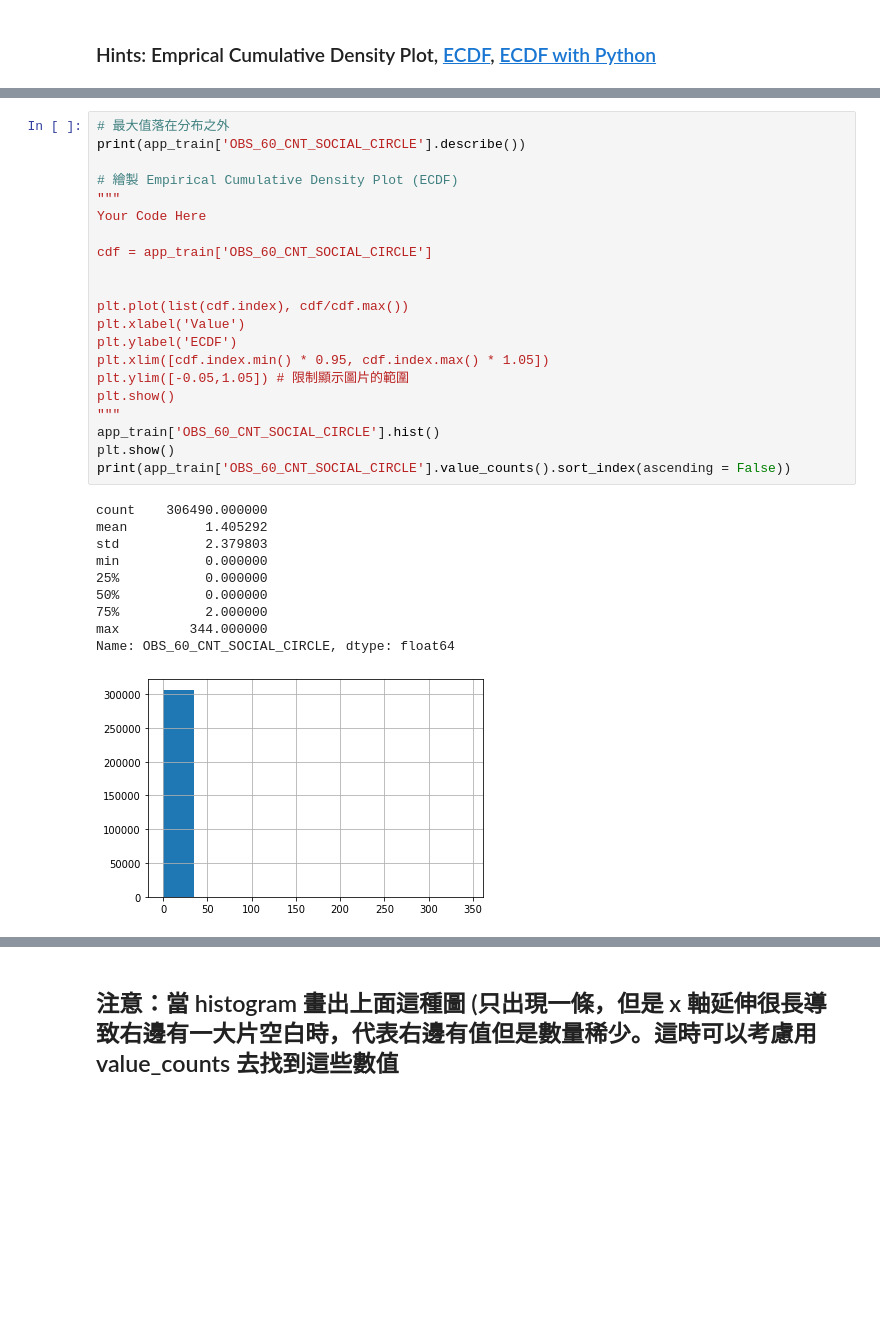
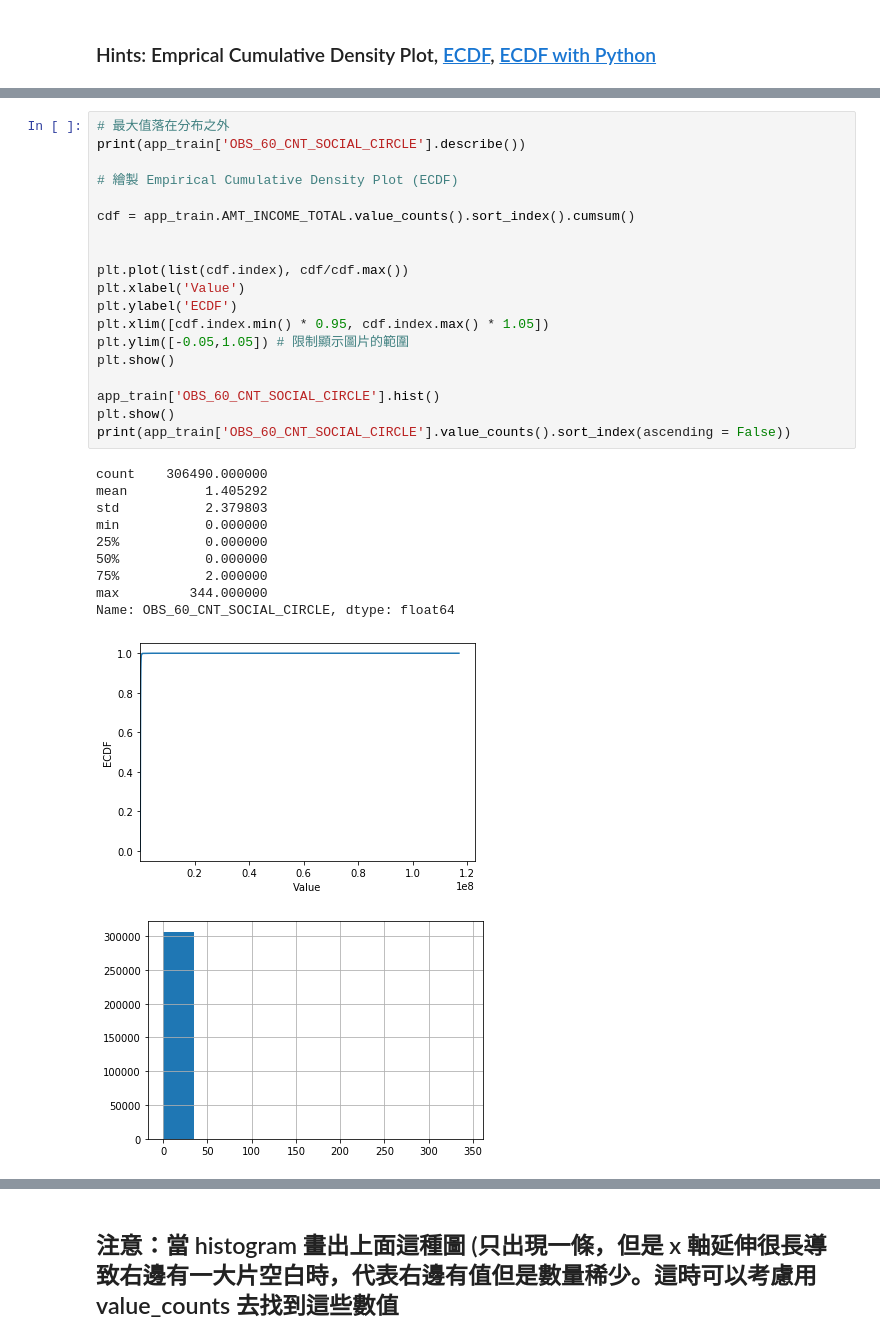
Before and after one commit to percypp/ML100Days, a Jupyter notebook: Day_009_HW.ipynb, the cells around one changed output, grey strips where cells are left out. Drawn from its saved outputs; the diff is of its cells as text; blank space fills up the shorter version.

```diff
--- a/Day_009_HW.ipynb
+++ b/Day_009_HW.ipynb
@@ -176,35 +176,34 @@ Name: REGION_POPULATION_RELATIVE, Length: 81, dtype: int64
 # %%
 # 最大值落在分布之外
 print(app_train['OBS_60_CNT_SOCIAL_CIRCLE'].describe())
 
 # 繪製 Empirical Cumulative Density Plot (ECDF)
-"""
-Your Code Here
 
-cdf = app_train['OBS_60_CNT_SOCIAL_CIRCLE']
+cdf = app_train.AMT_INCOME_TOTAL.value_counts().sort_index().cumsum()
 
 
 plt.plot(list(cdf.index), cdf/cdf.max())
 plt.xlabel('Value')
 plt.ylabel('ECDF')
 plt.xlim([cdf.index.min() * 0.95, cdf.index.max() * 1.05])
 plt.ylim([-0.05,1.05]) # 限制顯示圖片的範圍
 plt.show()
-"""
+
 app_train['OBS_60_CNT_SOCIAL_CIRCLE'].hist()
 plt.show()
 print(app_train['OBS_60_CNT_SOCIAL_CIRCLE'].value_counts().sort_index(ascending = False))
 # %% [output]
 count    306490.000000
 mean          1.405292
 std           2.379803
 min           0.000000
 25%           0.000000
 50%           0.000000
 75%           2.000000
 max         344.000000
 Name: OBS_60_CNT_SOCIAL_CIRCLE, dtype: float64
-[figure, old version]
+[figure, new version]
+[figure, added]
 344.0         1
 47.0          1
 30.0          1
```
Also changed, not shown: parts of 2 cells of this notebook.
